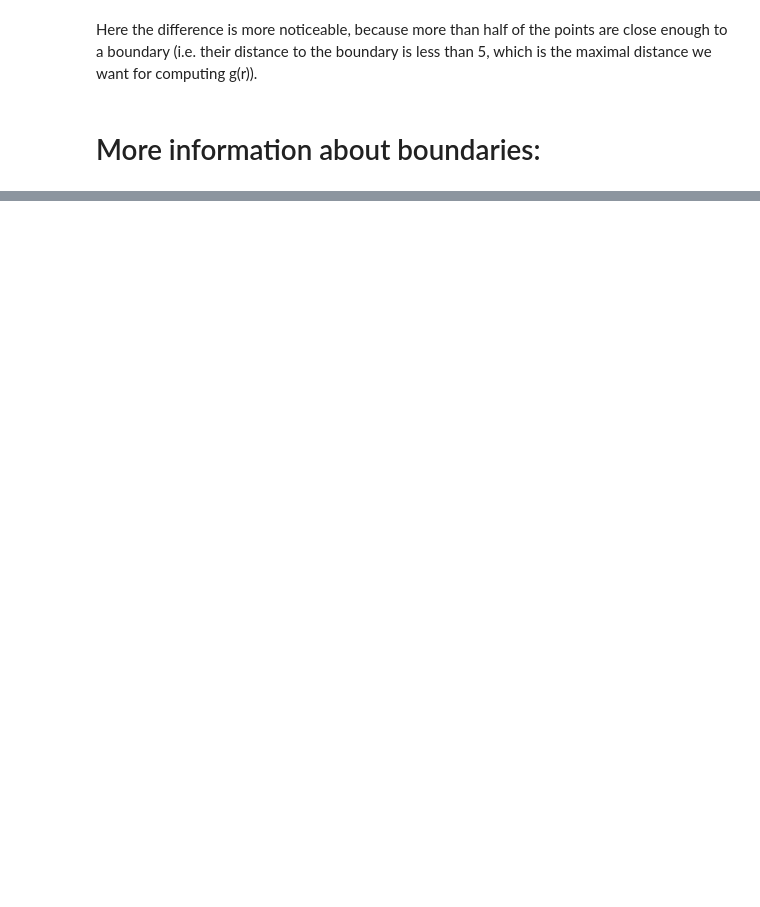
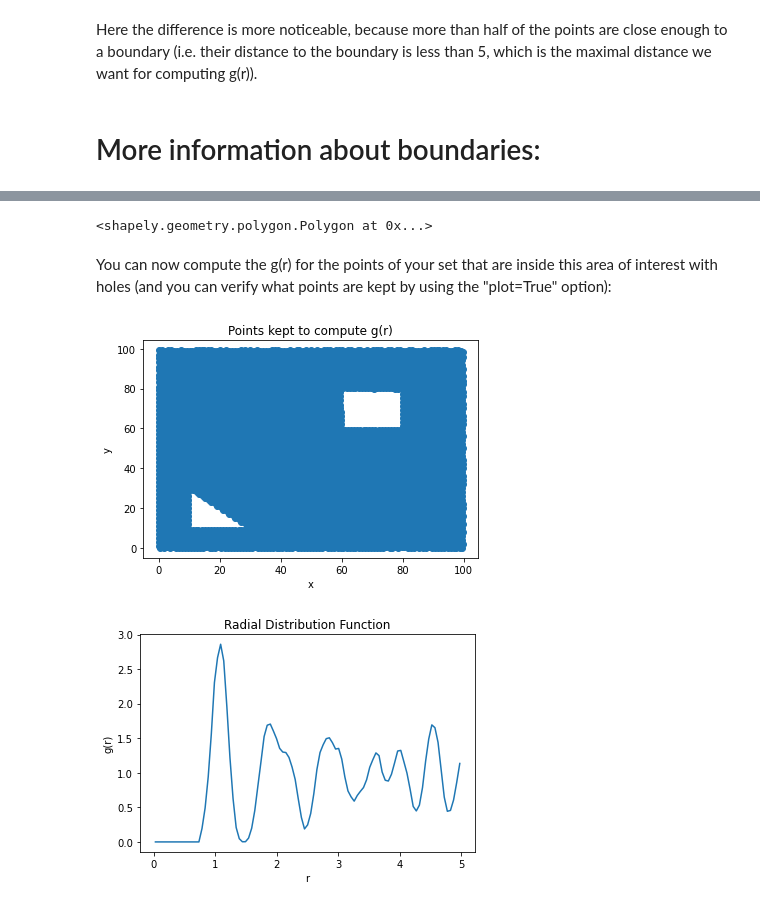
Before and after one commit to aberut/paircorrelation2d, a Jupyter notebook: example.ipynb, the cells around one changed output, grey strips where cells are left out. Saved outputs shown, nothing was run; the diff lists cells and outputs as text; code cells hidden in the pictures; blank space fills up the shorter version.

```diff
--- a/example.ipynb
+++ b/example.ipynb
@@ -136,0 +159,15 @@ Here the difference is more noticeable, because more than half of the points are
+# %%
+square_coord=np.array([[0,0],[0,100],[100,100],[100,0]])
+holes_coord=[np.array([[10,10],[10,30],[30,10]]),np.array([[60,60],[60,80],[80,80],[80,60]])] #the coordinates of holes polygons must be into a list (even when there's only one)
+
+poly_with_holes=Polygon(square_coord,holes_coord)#this step is just for illustration purpose (it's not needed otherwise)
+poly_with_holes
+# %% [output]
+<shapely.geometry.polygon.Polygon at 0x...>
+# %% [markdown]
+You can now compute the g(r) for the points of your set that are inside this area of interest with holes (and you can verify what points are kept by using the "plot=True" option):
+# %%
+[g_of_r_holes,r]=pcf2d(points,bins,coord_border=square_coord,coord_holes=holes_coord,plot=True)
+# %% [output]
+[figure, added]
+[figure, added]
```
Also changed, not shown: parts of 24 cells of this notebook, 1 other file.
